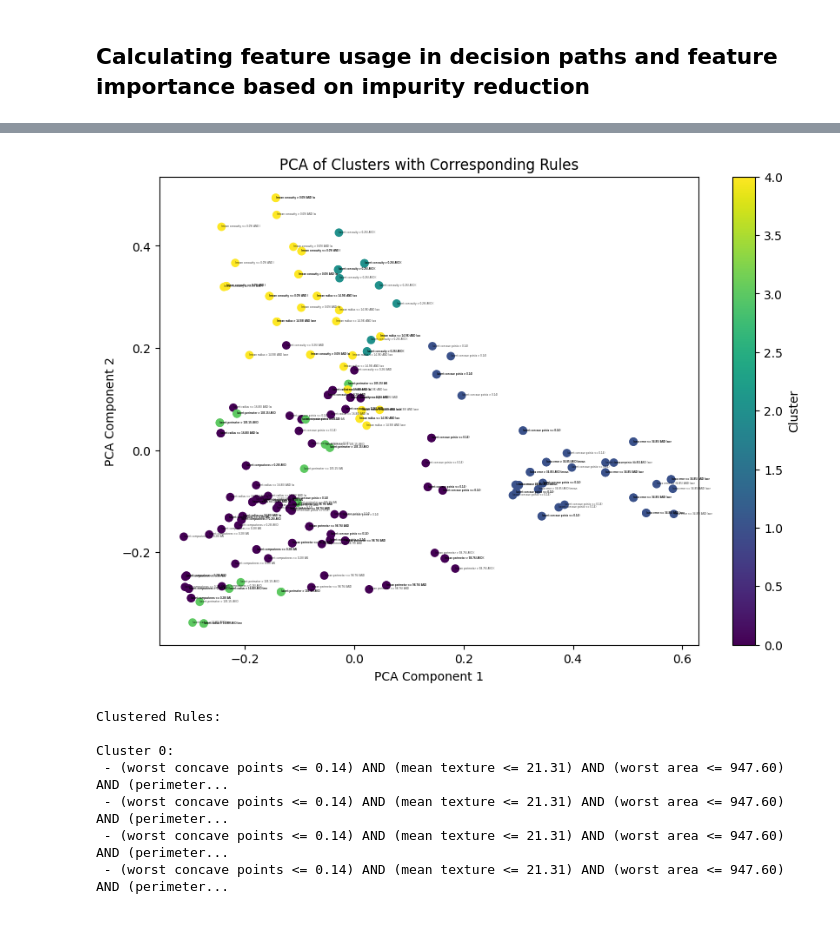
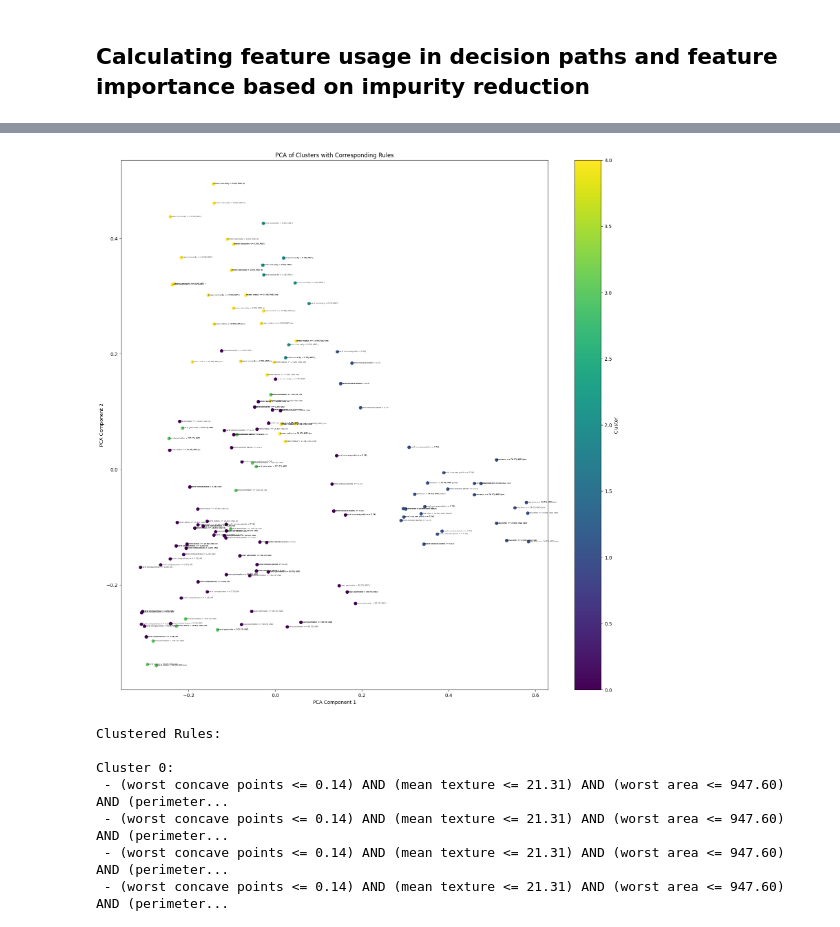
Before and after one commit to dubeyakshat07/sigRDF, a Jupyter notebook: 010425_structured_rf_interpretability.ipynb, the cells around one changed output, grey strips where cells are left out. Saved outputs shown, nothing was run; the diff lists cells and outputs as text; code cells hidden in the pictures.

```diff
--- a/010425_structured_rf_interpretability.ipynb
+++ b/010425_structured_rf_interpretability.ipynb
@@ -239,23 +243,23 @@ cluster_df = pd.DataFrame({
 })
 # %%
 # Visualize the clusters with PCA for dimensionality reduction (to 2D)
-pca = PCA(n_components=3)
+pca = PCA(n_components=2)
 reduced_vectors = pca.fit_transform(rule_vectors.toarray())
 
 # Plot the clusters with different colors
-plt.figure(figsize=(10, 7))
+plt.figure(figsize=(20, 20))
 plt.scatter(reduced_vectors[:, 0], reduced_vectors[:, 1], c=labels, cmap='viridis')
 plt.colorbar(label='Cluster')
 plt.title("PCA of Clusters with Corresponding Rules")
 plt.xlabel("PCA Component 1")
 plt.ylabel("PCA Component 2")
 
 # Add the rules as labels
 for i, rule in enumerate(all_rule_texts):
-    plt.annotate(rule[:30], (reduced_vectors[i, 0], reduced_vectors[i, 1]), fontsize=2, alpha=0.8)
+    plt.annotate(rule[:30], (reduced_vectors[i, 0], reduced_vectors[i, 1]), fontsize=4, alpha=0.8)
 plt.show()
 # %% [output]
-[figure, old version]
+[figure, new version]
 # %%
 # 6. Print out the clustered rules
 print("\nClustered Rules:")
```
Also changed, not shown: parts of 5 cells of this notebook.
